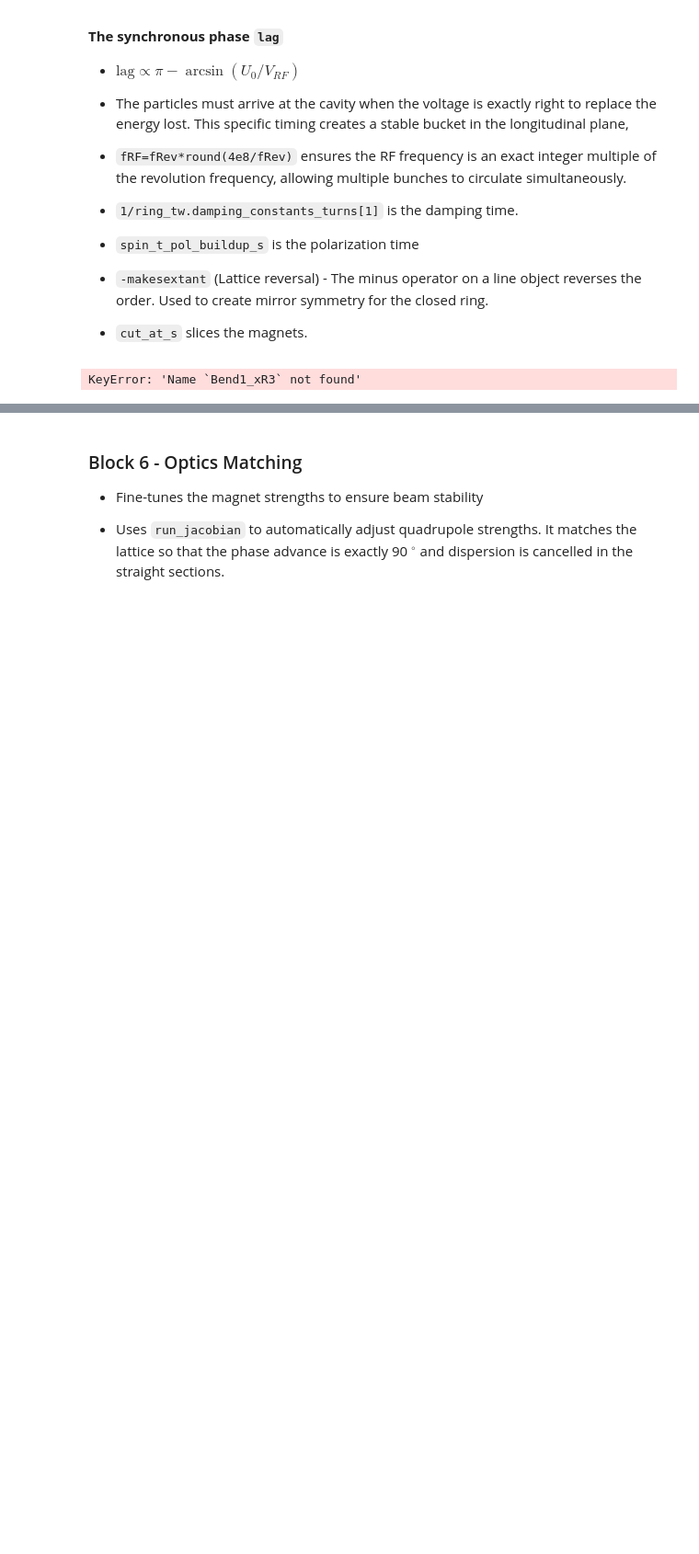
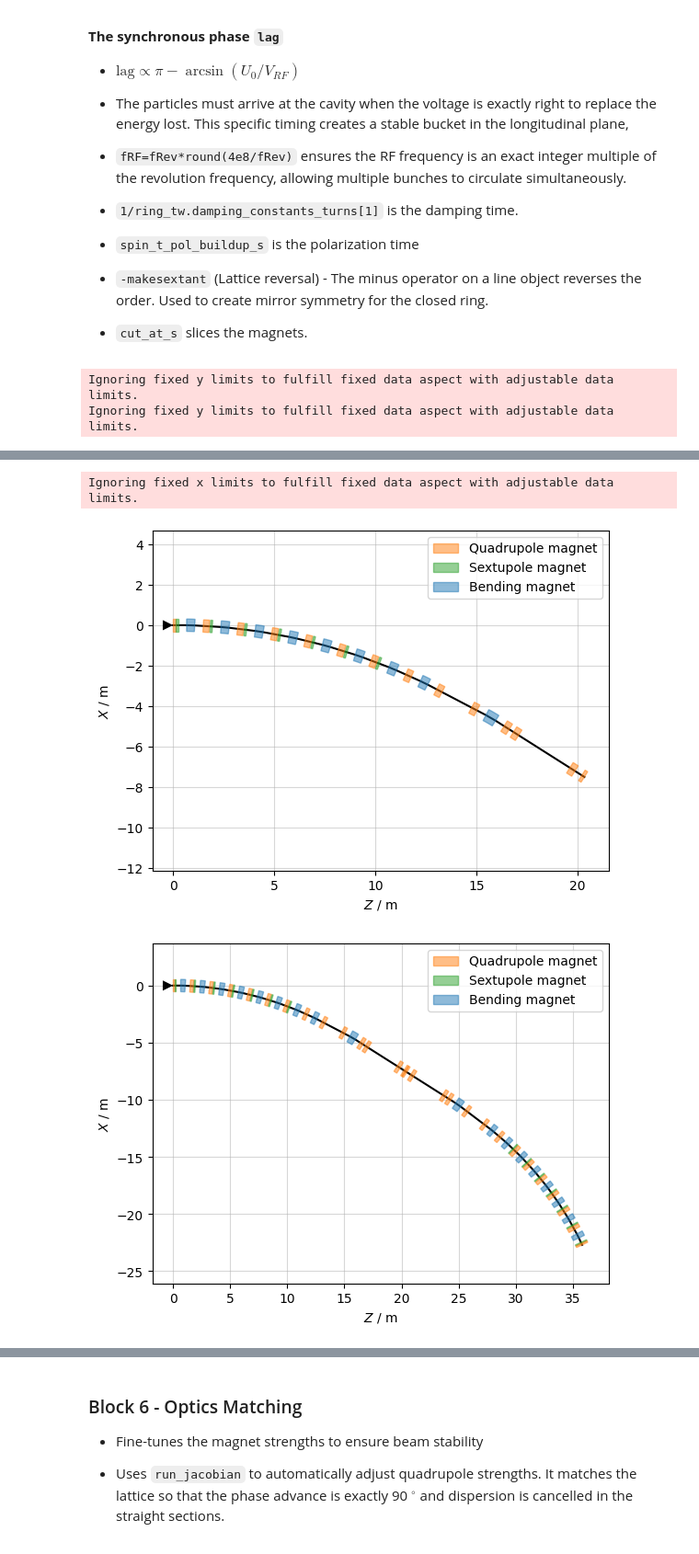
Before and after one commit to Maddie-jpg/polarizer-ring-studies, a Jupyter notebook: Notebooks/PDR90Degs_DSBend_ChromCorrect.ipynb, the cells around one changed output, grey strips where cells are left out. Shown at 92% size. Cells and saved outputs as stored; diff of their text form; code cells hidden in the pictures; blank space fills up the shorter version.

```diff
--- a/Notebooks/PDR90Degs_DSBend_ChromCorrect.ipynb
+++ b/Notebooks/PDR90Degs_DSBend_ChromCorrect.ipynb
@@ -448,19 +484,27 @@ def SextupolePosition(ring):
 # %% Generate structures - execute only once otherwise resulting in errors
 # Half-period from the arc center (middle of quad) to the straight (middle of arc) center
 arc1R = makesextant( 'xR', 'symm' )
+arc1R.survey().plot()
 arc1R_sliced = arc1R.select()
 arc1R_sliced.cut_at_s( np.linspace(.05, arc1R.get_length()-.05, int(arc1R.get_length()/.05-.5)) )
-arc1R.insert( pdr.new('CtrS1_xR1', xt.Marker ), at='(l_tripl+l_quad)/2', from_='QDDoub_xR' )
+#arc1R.insert( pdr.new('CtrS1_xR1', xt.Marker ), at='(l_tripl+l_quad)/2', from_='QDDoub_xR' )
 
 # One period from center of arc to center of arc
 period = makesextant( 'PR', 'symm') + ( -makesextant( 'PL', 'symm') )
+period.survey().plot()
 period_sliced = period.select()
-period_sliced.cut_at_s( np.linspace(.05, period.get_length()-.05, int(period.get_length()/.05-.5)) )
+ring_check=3*period
+ring_check.survey().plot()
+
+L = period.get_length()
+s_cuts = np.arange(0.05, L - 0.01, 0.05)
+period_sliced.cut_at_s(s_cuts)
+
 SpuckParsAus( period_sliced.twiss(method='4d'), arc1R, (0., 38.), (0., 10.), (0., 1.), .08, "Standard.pdf" )
 
 # Full ring without X-poles, RF and wigglers
 ring  = makesextant( '1R', 'right') + makesextant( '2L', 'left') + makesextant( '2R', 'right') + makesextant( '3L', 'left') + makesextant( '3R', 'right') + makesextant( '1L', 'left')
-SextupolePosition(ring)
+
 tw_0 = ring.twiss(method='4d', delta0=0)
 # Look at the natural dqx (without sextupoles)
 print(f"Natural dqx: {tw_0.dqx}")
@@ -472,4 +516,5 @@ for name in ring.element_names:
         idx = np.where(tw.name == name)[0][0]
         print(f"Element: {name.ljust(15)} | Dx: {tw.dx[idx]:.4f} | Betx: {tw.betx[idx]:.2f}")
 # %% [output]
-KeyError: 'Name `Bend1_xR3` not found'
+Ignoring fixed y limits to fulfill fixed data aspect with adjustable data limits.
+Ignoring fixed y limits to fulfill fixed data aspect with adjustable data limits.
@@ -475,0 +538,3 @@ KeyError: 'Name `Bend1_xR3` not found'
+Ignoring fixed x limits to fulfill fixed data aspect with adjustable data limits.
+[figure, added]
+[figure, added]
```
Also changed, not shown: parts of 9 cells of this notebook, 2 other files.
